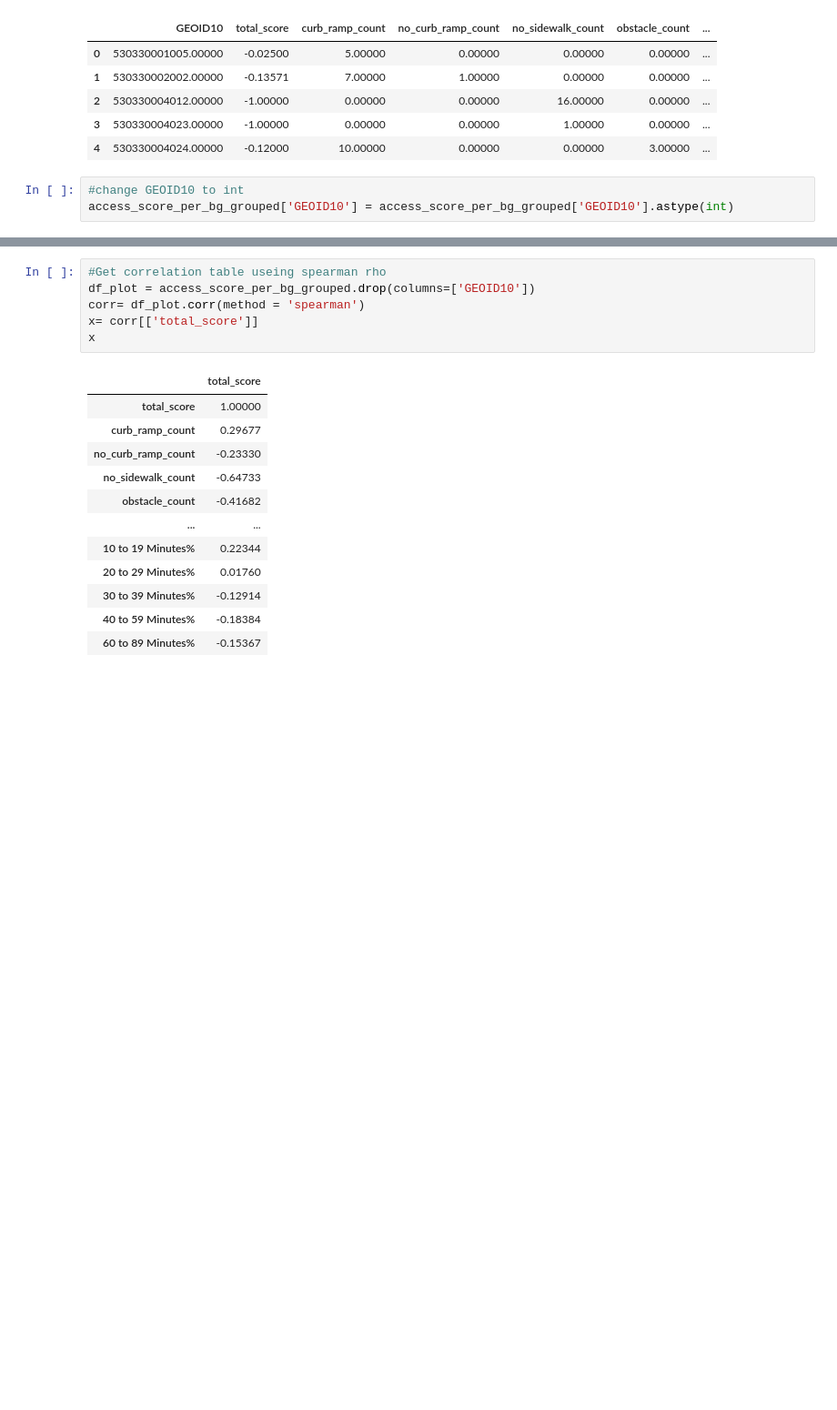
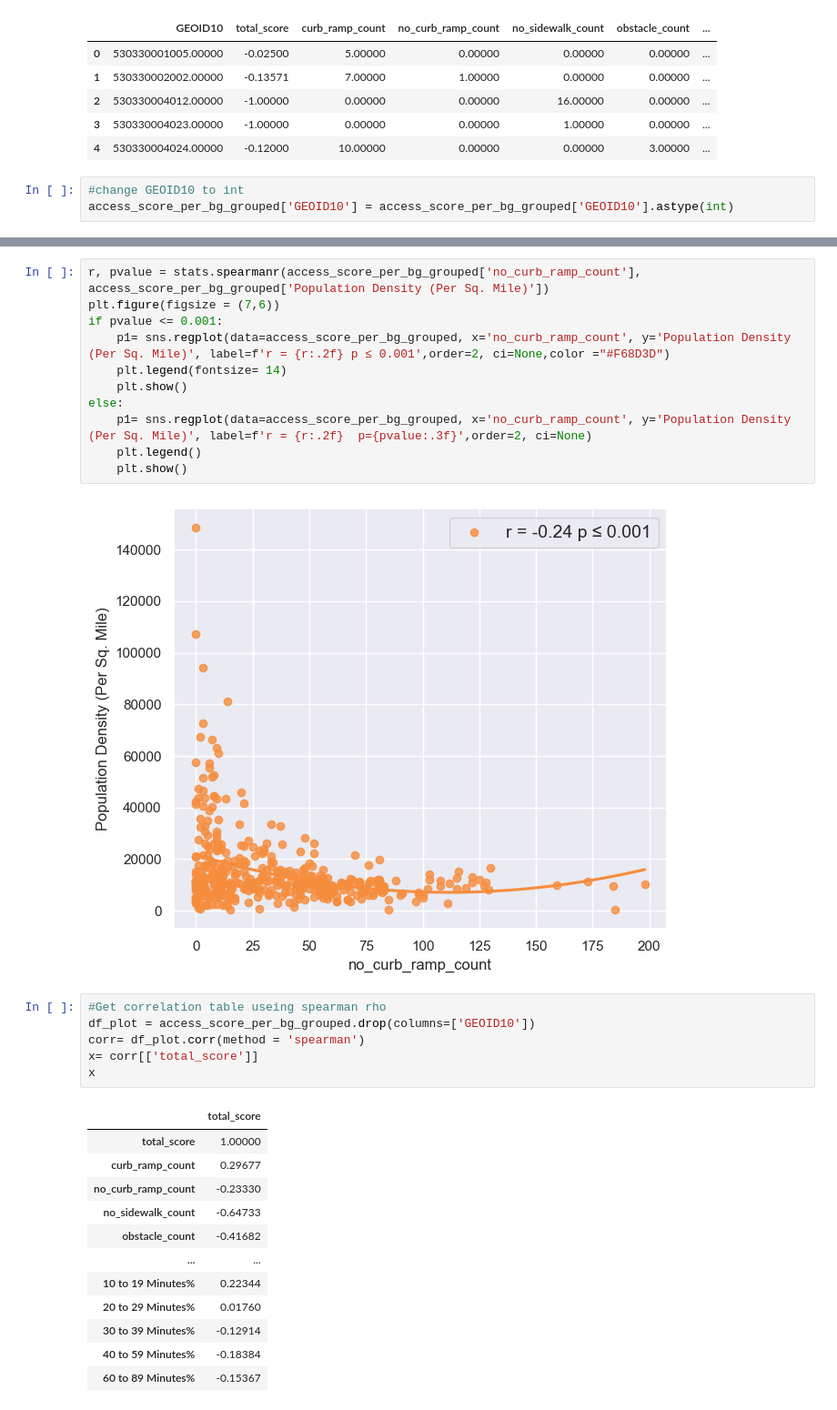
Before and after one commit to crescendochu/access-score, a Jupyter notebook: seattle/processing-notebooks/access-score/access-score-neighbourhood.ipynb, the cells around one changed output, grey strips where cells are left out. Shown at 91% size. Drawn from its saved outputs; the diff is of its cells as text; blank space fills up the shorter version.

```diff
--- a/seattle/processing-notebooks/access-score/access-score-neighbourhood.ipynb
+++ b/seattle/processing-notebooks/access-score/access-score-neighbourhood.ipynb
@@ -176,3 +169,16 @@ access_score_per_bg_grouped
+# %%
+r, pvalue = stats.spearmanr(access_score_per_bg_grouped['no_curb_ramp_count'], access_score_per_bg_grouped['Population Density (Per Sq. Mile)'])
+plt.figure(figsize = (7,6))
+if pvalue <= 0.001:
+    p1= sns.regplot(data=access_score_per_bg_grouped, x='no_curb_ramp_count', y='Population Density (Per Sq. Mile)', label=f'r = {r:.2f} p ≤ 0.001',order=2, ci=None,color ="#F68D3D")
+    plt.legend(fontsize= 14)
+    plt.show()
+else:
+    p1= sns.regplot(data=access_score_per_bg_grouped, x='no_curb_ramp_count', y='Population Density (Per Sq. Mile)', label=f'r = {r:.2f}  p={pvalue:.3f}',order=2, ci=None)
+    plt.legend()
+    plt.show()
+# %% [output]
+[figure, added]
 # %%
 #Get correlation table useing spearman rho
 df_plot = access_score_per_bg_grouped.drop(columns=['GEOID10'])
```
Also changed, not shown: parts of 6 cells of this notebook, 1 other file.
